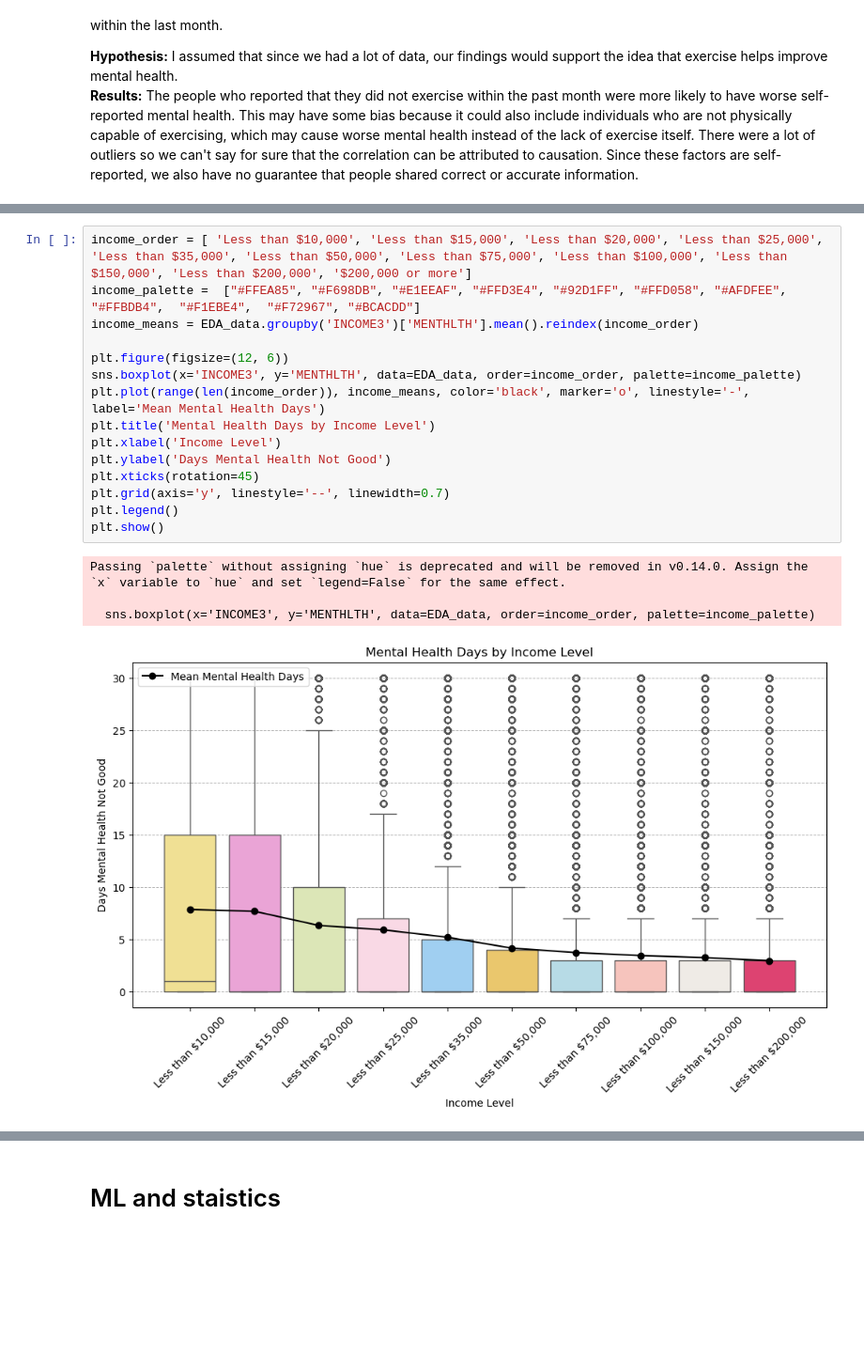
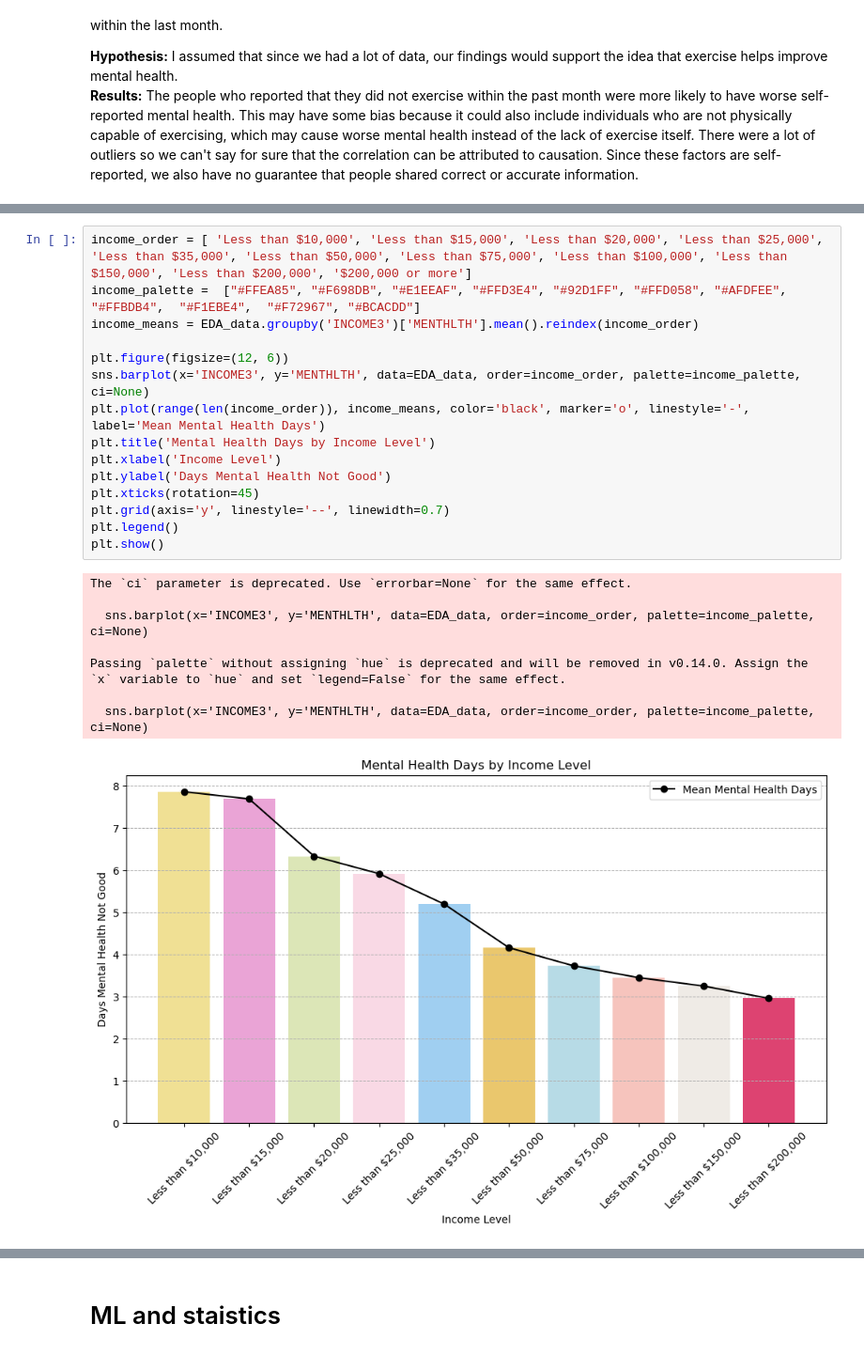
Before and after one commit to cs418-fa24/project-check-in-team-10, a Jupyter notebook: Final_Report.ipynb, the cells around one changed output, grey strips where cells are left out. Shown at 94% size. Drawn from its saved outputs; the diff is of its cells as text; blank space fills up the shorter version.

```diff
--- a/Final_Report.ipynb
+++ b/Final_Report.ipynb
@@ -95,21 +98,25 @@ Passing `palette` without assigning `hue` is deprecated and will be removed in v
 # %%
 income_order = [ 'Less than $10,000', 'Less than $15,000', 'Less than $20,000', 'Less than $25,000', 'Less than $35,000', 'Less than $50,000', 'Less than $75,000', 'Less than $100,000', 'Less than $150,000', 'Less than $200,000', '$200,000 or more']
 income_palette =  ["#FFEA85", "#F698DB", "#E1EEAF", "#FFD3E4", "#92D1FF", "#FFD058", "#AFDFEE",  "#FFBDB4",  "#F1EBE4",  "#F72967", "#BCACDD"]
 income_means = EDA_data.groupby('INCOME3')['MENTHLTH'].mean().reindex(income_order)
 
 plt.figure(figsize=(12, 6))
-sns.boxplot(x='INCOME3', y='MENTHLTH', data=EDA_data, order=income_order, palette=income_palette)
+sns.barplot(x='INCOME3', y='MENTHLTH', data=EDA_data, order=income_order, palette=income_palette, ci=None)
 plt.plot(range(len(income_order)), income_means, color='black', marker='o', linestyle='-', label='Mean Mental Health Days')
 plt.title('Mental Health Days by Income Level')
 plt.xlabel('Income Level')
 plt.ylabel('Days Mental Health Not Good')
 plt.xticks(rotation=45)
 plt.grid(axis='y', linestyle='--', linewidth=0.7)
 plt.legend()
 plt.show()
 # %% [output]
+The `ci` parameter is deprecated. Use `errorbar=None` for the same effect.
+
+  sns.barplot(x='INCOME3', y='MENTHLTH', data=EDA_data, order=income_order, palette=income_palette, ci=None)
+
 Passing `palette` without assigning `hue` is deprecated and will be removed in v0.14.0. Assign the `x` variable to `hue` and set `legend=False` for the same effect.
 
-  sns.boxplot(x='INCOME3', y='MENTHLTH', data=EDA_data, order=income_order, palette=income_palette)
+  sns.barplot(x='INCOME3', y='MENTHLTH', data=EDA_data, order=income_order, palette=income_palette, ci=None)
-[figure, old version]
+[figure, new version]
 # %% [markdown]
```
Also changed, not shown: parts of 4 cells of this notebook, 1 other file.
